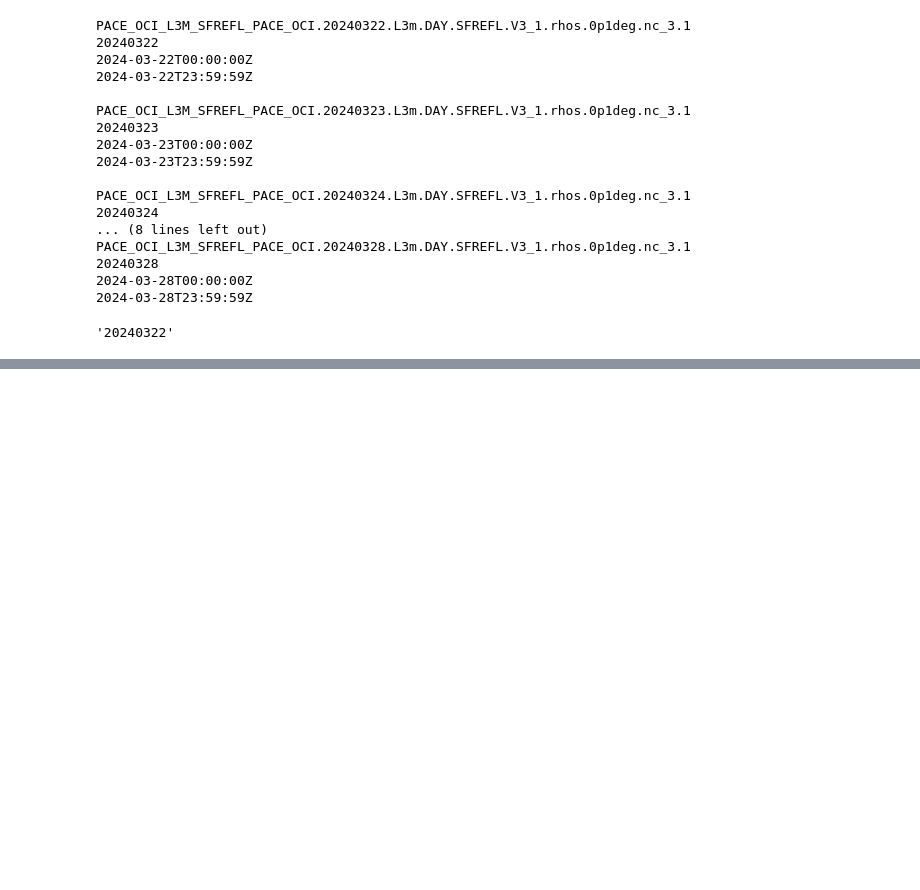
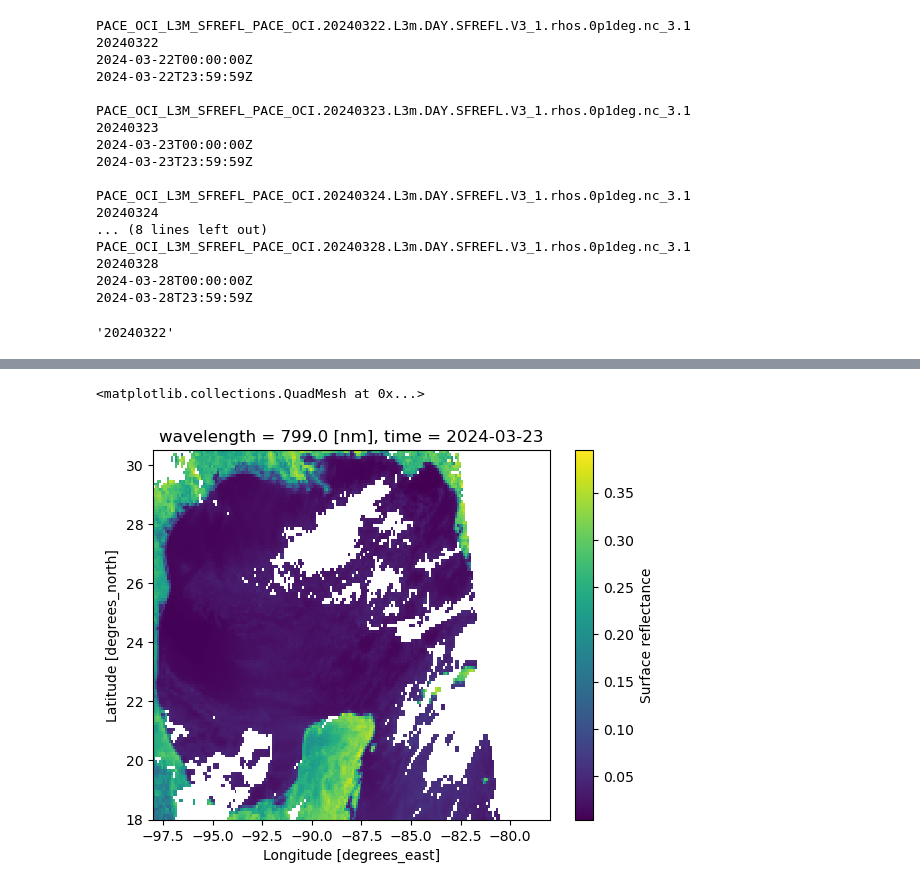
Before and after one commit to fish-pace/2026-proj-oil-spills, a Jupyter notebook: contributor_folders/santiago/data_acquisition.ipynb, the cells around one changed output, grey strips where cells are left out. Drawn from its saved outputs; the diff is of its cells as text; code cells hidden in the pictures; blank space fills up the shorter version.

```diff
--- a/contributor_folders/santiago/data_acquisition.ipynb
+++ b/contributor_folders/santiago/data_acquisition.ipynb
@@ -312,0 +348,5 @@ Coordinates:
+# %%
+ds['rhos'].isel(time=1).sel(wavelength=800, method='nearest').plot()
+# %% [output]
+<matplotlib.collections.QuadMesh at 0x...>
+[figure, added]
```
Also changed, not shown: parts of 12 cells of this notebook, 1 other file.
